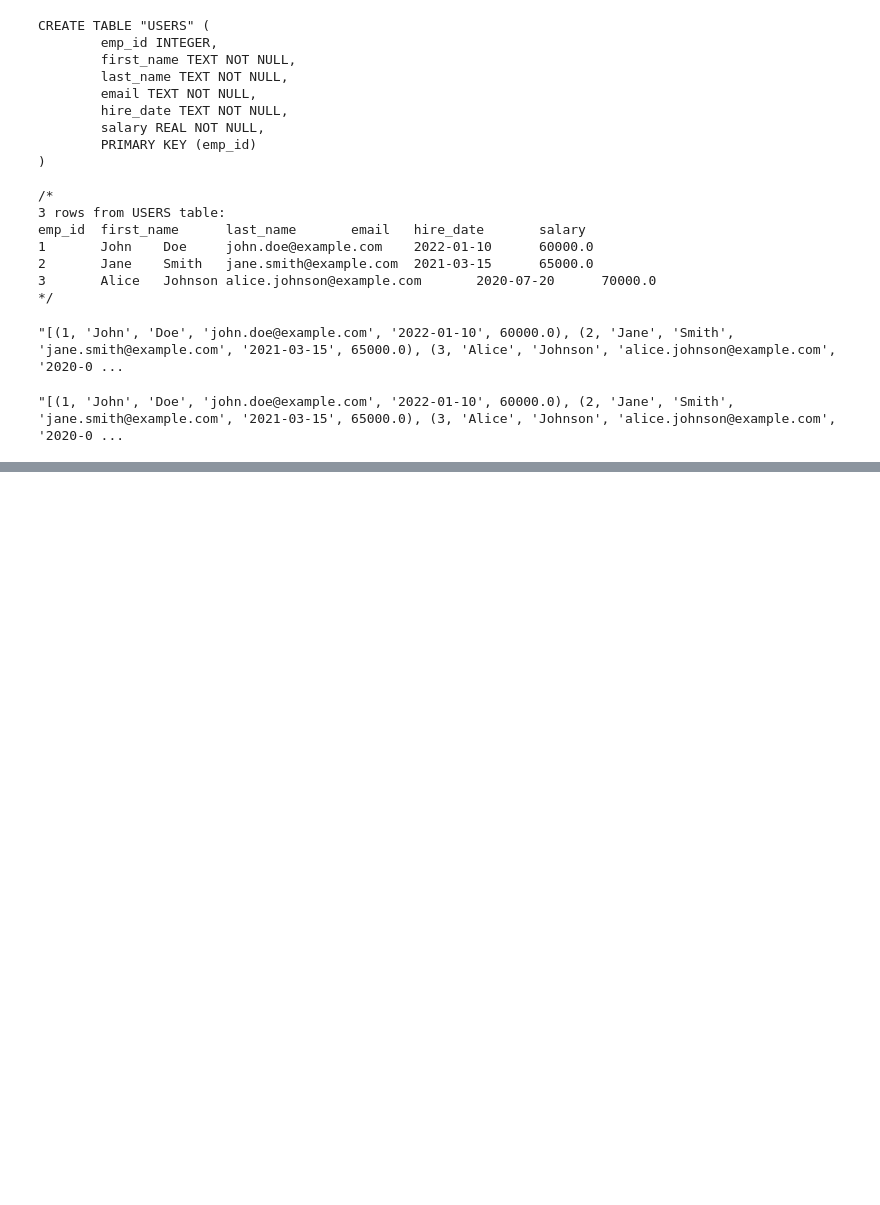
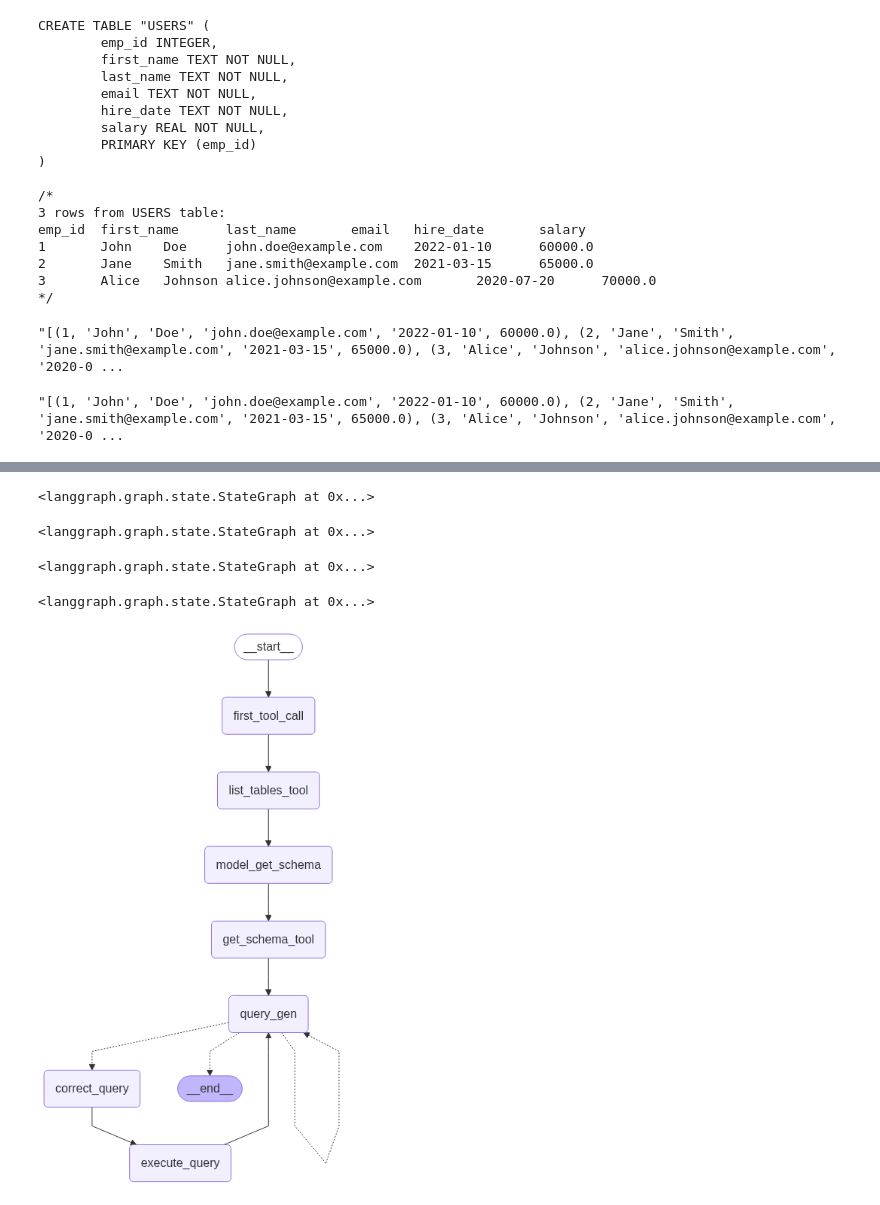
Before and after one commit to prithvi429/SQL-Database-Agents-with-LangGraph, a Jupyter notebook: SQL_agent.ipynb, the cells around one changed output, grey strips where cells are left out. Saved outputs shown, nothing was run; the diff lists cells and outputs as text; code cells hidden in the pictures; blank space fills up the shorter version.

```diff
--- a/SQL_agent.ipynb
+++ b/SQL_agent.ipynb
@@ -269,0 +448,63 @@ db.run("SELECT * FROM USERS;")
+# %%
+# Add nodes for the first two tools
+workflow.add_node(
+    "list_tables_tool", create_tool_node_with_fallback([list_table_tool])
+)
+workflow.add_node("get_schema_tool", create_tool_node_with_fallback([get_schema_tool]))
+
+# Add a node for a model to choose the relevant tables based on the question and available tables
+model_get_schema = llm.bind_tools(
+    [get_schema_tool]
+)
+workflow.add_node(
+    "model_get_schema",
+    lambda state: {
+        "messages": [model_get_schema.invoke(state["messages"])],
+    },
+)
+# %% [output]
+<langgraph.graph.state.StateGraph at 0x...>
+# %%
+workflow.add_node("query_gen", query_gen_nood)
+
+# Add a node for the model to check the query before executing it
+workflow.add_node("correct_query", model_check_query)
+
+# Add node for executing the query
+workflow.add_node("execute_query", create_tool_node_with_fallback([db_query_tool]))
+# %% [output]
+<langgraph.graph.state.StateGraph at 0x...>
+# %%
+# Specify the edges between the nodes
+workflow.add_edge(START, "first_tool_call")
+workflow.add_edge("first_tool_call", "list_tables_tool")
+workflow.add_edge("list_tables_tool", "model_get_schema")
+workflow.add_edge("model_get_schema", "get_schema_tool")
+workflow.add_edge("get_schema_tool", "query_gen")
+workflow.add_conditional_edges(
+    "query_gen",
+    should_continue,
+)
+workflow.add_edge("correct_query", "execute_query")
+workflow.add_edge("execute_query", "query_gen")
+# %% [output]
+<langgraph.graph.state.StateGraph at 0x...>
+# %%
+workflow.add_node("first_tool_call", first_tool_call)
+# %% [output]
+<langgraph.graph.state.StateGraph at 0x...>
+# %%
+app=workflow.compile()
+# %%
+from IPython.display import Image, display
+from langchain_core.runnables.graph import MermaidDrawMethod
+
+display(
+    Image(
+        app.get_graph().draw_mermaid_png(
+            draw_method=MermaidDrawMethod.API,
+        )
+    )
+)
+# %% [output]
+[figure, added]
```
Also changed, not shown: parts of 24 cells of this notebook, 6 other files.
